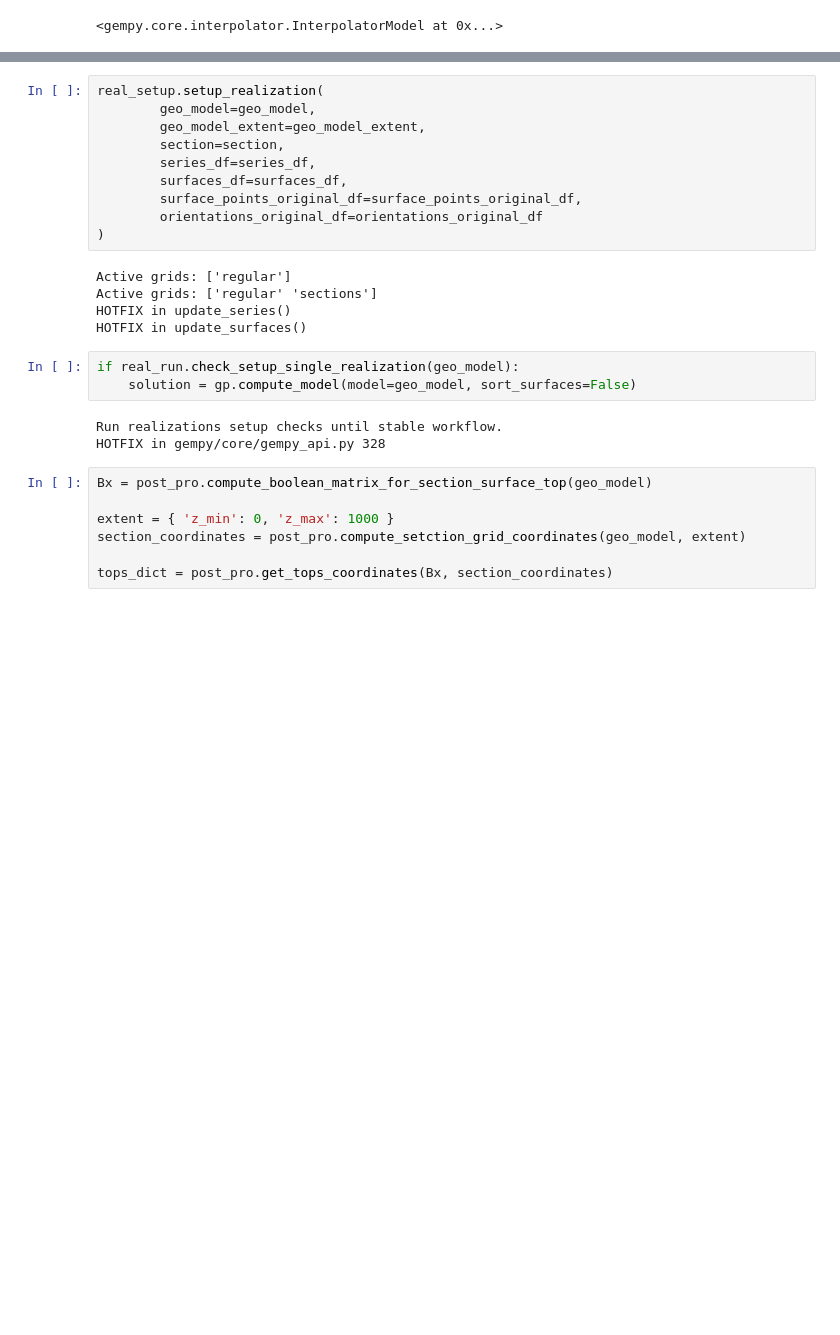
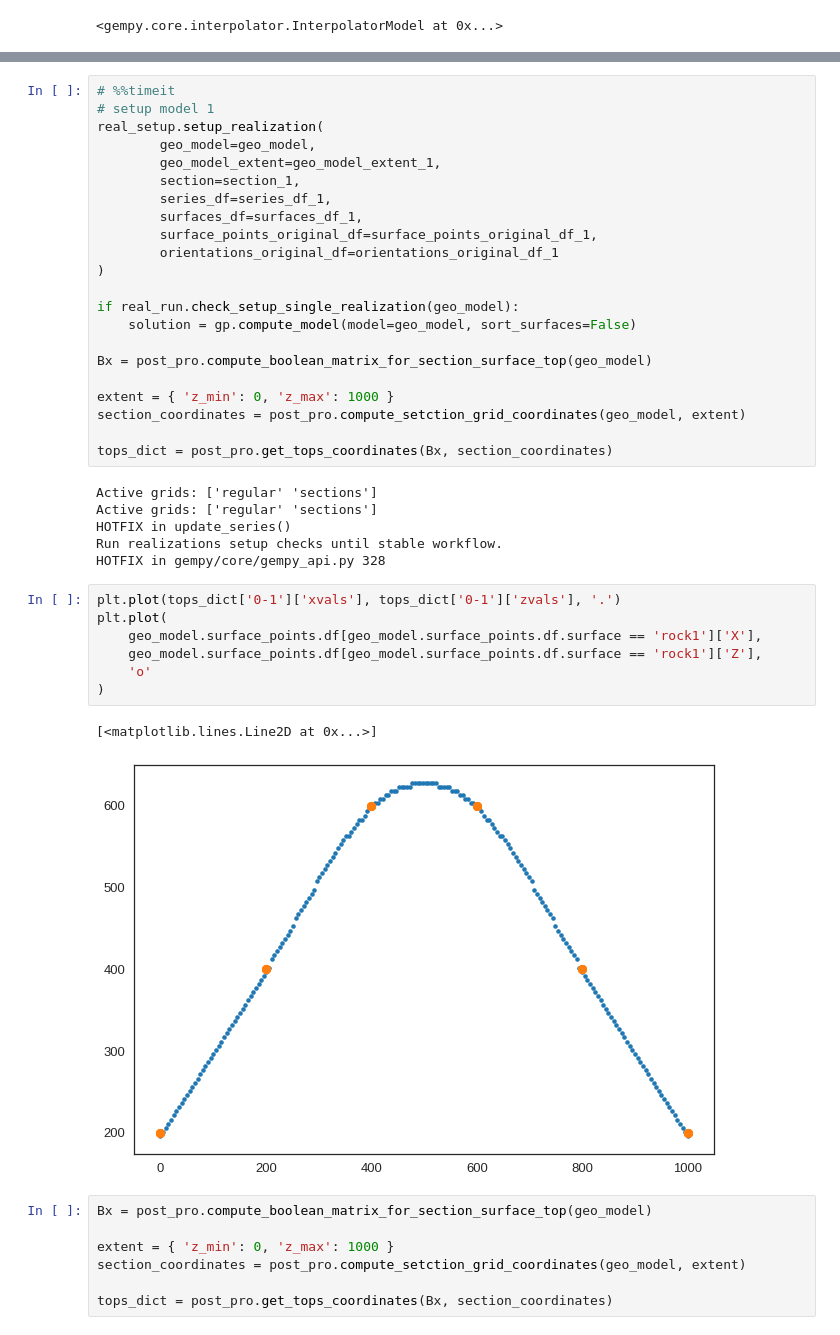
Before and after one commit to TrellixVulnTeam/gempy-notebooks_Q97W, a Jupyter notebook: server-gempy/smooth_line.ipynb, the cells around one changed output, grey strips where cells are left out. Cells and saved outputs as stored; diff of their text form; blank space fills up the shorter version.

Commit message:
[DEV] Dev nugget effect with update data points

```diff
--- a/server-gempy/smooth_line.ipynb
+++ b/server-gempy/smooth_line.ipynb
@@ -91,24 +96,41 @@ surface_points_original_df['param1'] = 10
-# %%
-real_setup.setup_realization(
-        geo_model=geo_model,
-        geo_model_extent=geo_model_extent,
-        section=section,
-        series_df=series_df,
-        surfaces_df=surfaces_df,
-        surface_points_original_df=surface_points_original_df,
-        orientations_original_df=orientations_original_df
-)
-# %% [output]
-Active grids: ['regular']
-Active grids: ['regular' 'sections']
-HOTFIX in update_series()
-HOTFIX in update_surfaces()
-# %%
-if real_run.check_setup_single_realization(geo_model):
-    solution = gp.compute_model(model=geo_model, sort_surfaces=False)
-# %% [output]
-Run realizations setup checks until stable workflow.
-HOTFIX in gempy/core/gempy_api.py 328
+# %%
+# %%timeit
+# setup model 1
+real_setup.setup_realization(
+        geo_model=geo_model,
+        geo_model_extent=geo_model_extent_1,
+        section=section_1,
+        series_df=series_df_1,
+        surfaces_df=surfaces_df_1,
+        surface_points_original_df=surface_points_original_df_1,
+        orientations_original_df=orientations_original_df_1
+)
+
+if real_run.check_setup_single_realization(geo_model):
+    solution = gp.compute_model(model=geo_model, sort_surfaces=False)
+
+Bx = post_pro.compute_boolean_matrix_for_section_surface_top(geo_model)
+
+extent = { 'z_min': 0, 'z_max': 1000 }
+section_coordinates = post_pro.compute_setction_grid_coordinates(geo_model, extent)
+
+tops_dict = post_pro.get_tops_coordinates(Bx, section_coordinates)
+# %% [output]
+Active grids: ['regular' 'sections']
+Active grids: ['regular' 'sections']
+HOTFIX in update_series()
+Run realizations setup checks until stable workflow.
+HOTFIX in gempy/core/gempy_api.py 328
+# %%
+plt.plot(tops_dict['0-1']['xvals'], tops_dict['0-1']['zvals'], '.')
+plt.plot(
+    geo_model.surface_points.df[geo_model.surface_points.df.surface == 'rock1']['X'],
+    geo_model.surface_points.df[geo_model.surface_points.df.surface == 'rock1']['Z'],
+    'o'
+)
+# %% [output]
+[<matplotlib.lines.Line2D at 0x...>]
+[figure, added]
 # %%
 Bx = post_pro.compute_boolean_matrix_for_section_surface_top(geo_model)
 
```
Also changed, not shown: parts of 12 cells of this notebook, 2 other files.
